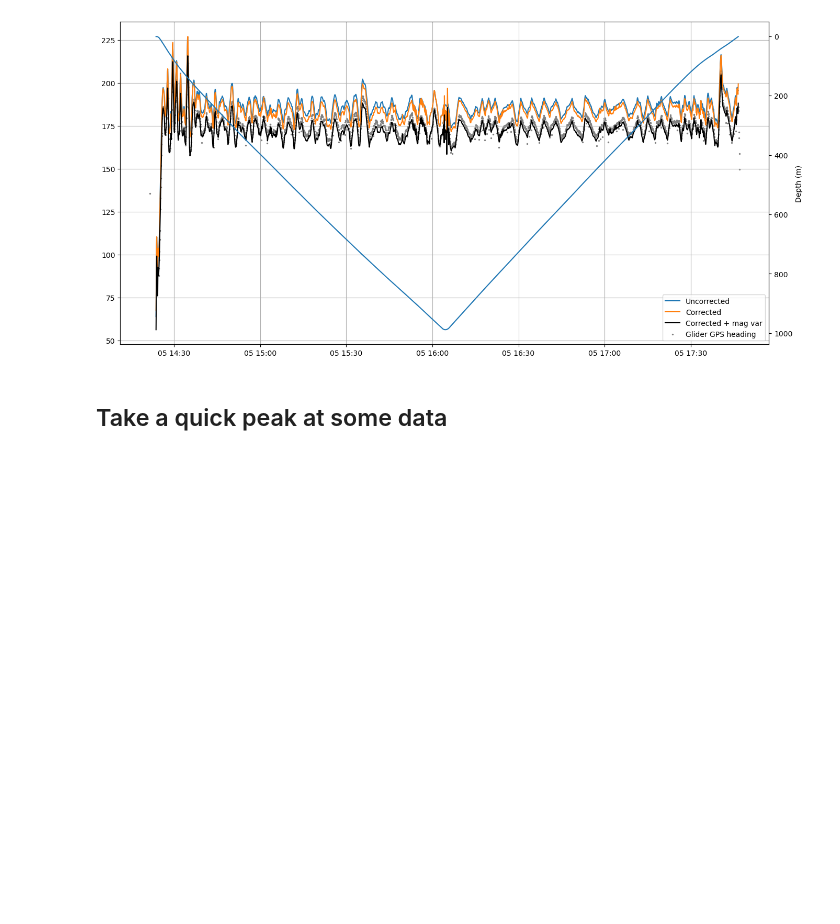
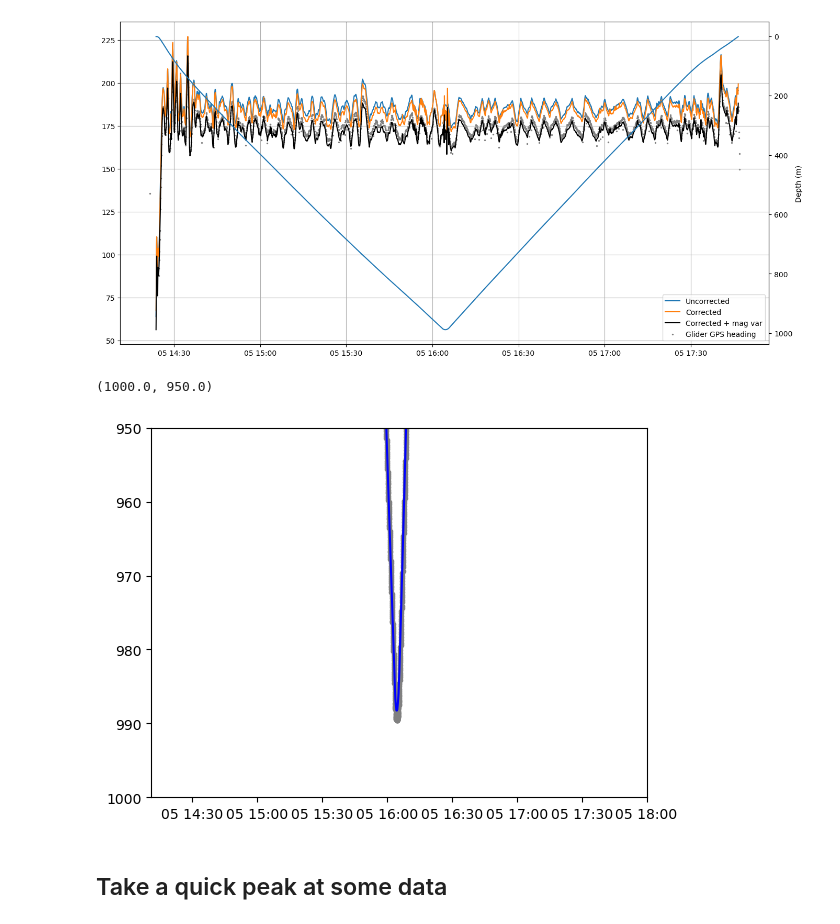
Before and after one commit to JGradone/Slocum-AD2CP, a Jupyter notebook: notebooks/01_Slocum_AD2CP_Testing_and_Data_Exploration.ipynb, the cells around one changed output. Saved outputs shown, nothing was run; the diff lists cells and outputs as text; code cells hidden in the pictures; blank space fills up the shorter version.

```diff
--- a/notebooks/01_Slocum_AD2CP_Testing_and_Data_Exploration.ipynb
+++ b/notebooks/01_Slocum_AD2CP_Testing_and_Data_Exploration.ipynb
@@ -175,6 +175,14 @@ ax2.set_ylabel('Depth (m)')
 ax2.invert_yaxis()
 # %% [output]
 [figure]
+# %%
+plt.plot(pd.to_datetime(subsetgdf.time),subsetgdf.depth,'.',color='gray')
+plt.plot(subset_ad2cp.time,subset_ad2cp.Depth,'blue')
+
+plt.ylim(1000,950)
+# %% [output]
+(1000.0, 950.0)
+[figure, added]
 # %% [markdown]
 ## Take a quick peak at some data
 # %%
```
Also changed, not shown: 4 other files.
